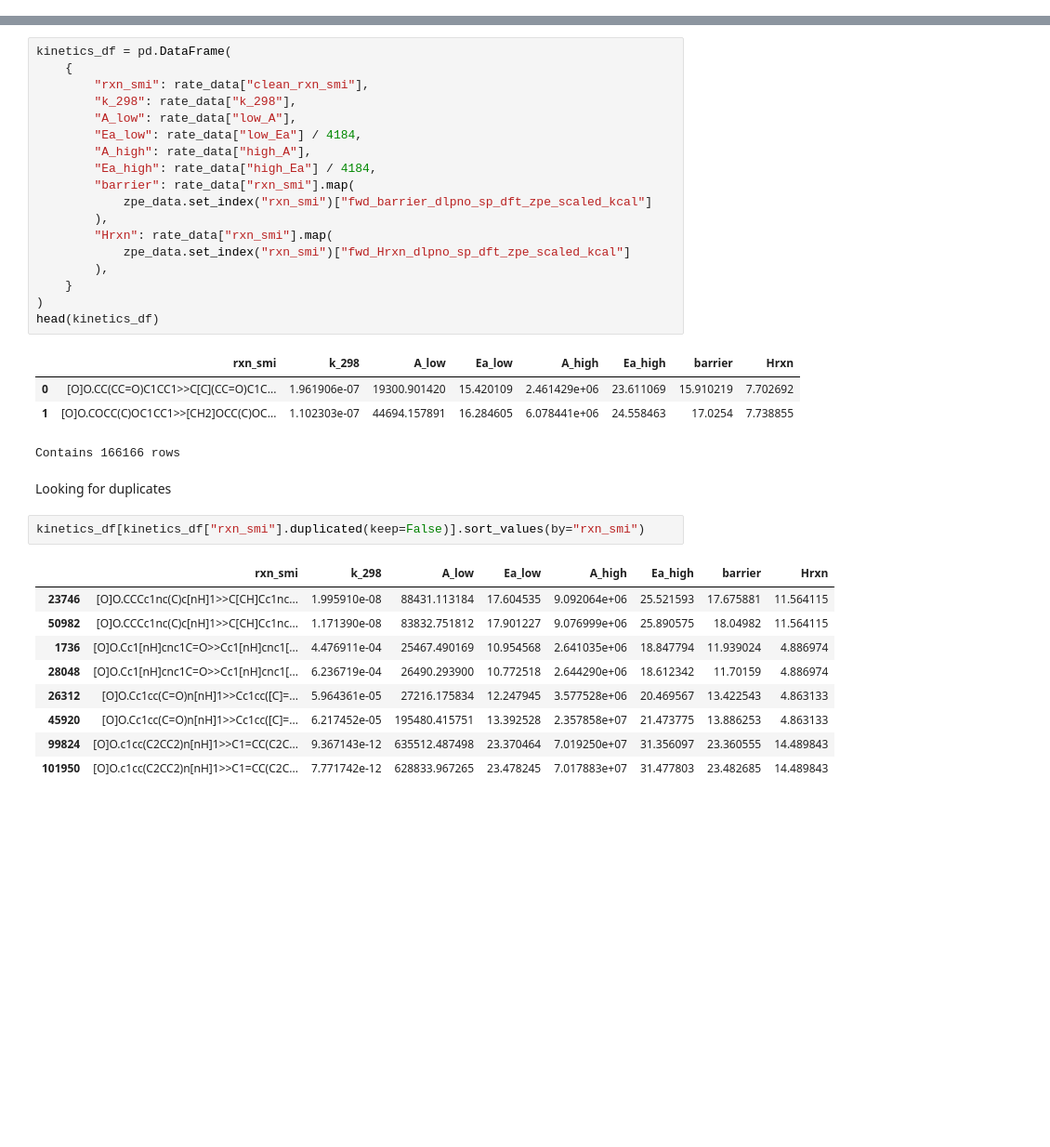
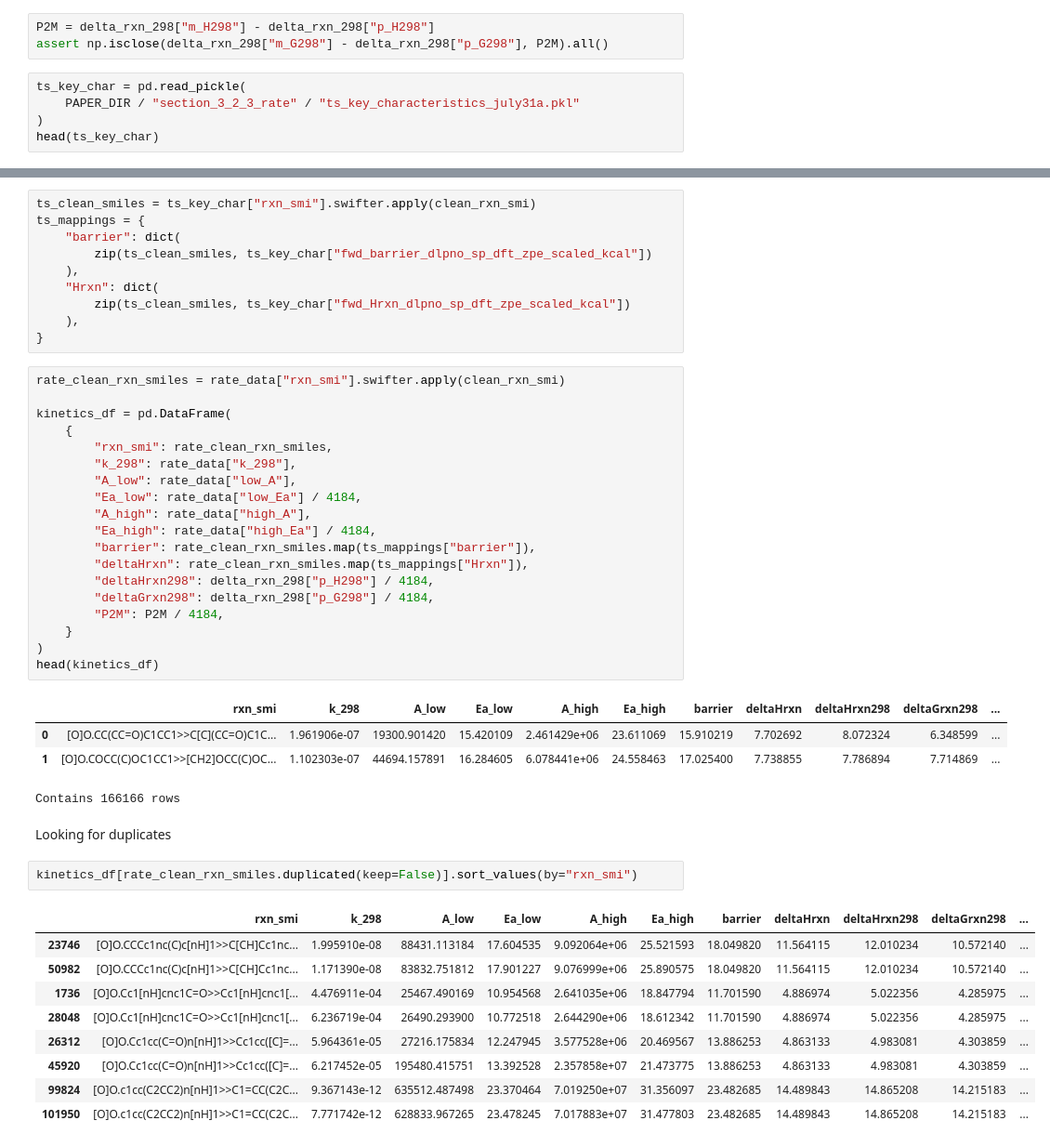
Before and after one commit to QuantumPioneer/databases, a Jupyter notebook: scripts/kinetics/collect_kinetic_data.ipynb, the cells around one changed output, grey strips where cells are left out. Shown at 93% size. Drawn from its saved outputs; the diff is of its cells as text; blank space fills up the shorter version.

```diff
--- a/scripts/kinetics/collect_kinetic_data.ipynb
+++ b/scripts/kinetics/collect_kinetic_data.ipynb
@@ -63,0 +107,8 @@ Contains 167237 rows
+# %%
+P2M = delta_rxn_298["m_H298"] - delta_rxn_298["p_H298"]
+assert np.isclose(delta_rxn_298["m_G298"] - delta_rxn_298["p_G298"], P2M).all()
+# %%
+ts_key_char = pd.read_pickle(
+    PAPER_DIR / "section_3_2_3_rate" / "ts_key_characteristics_july31a.pkl"
+)
+head(ts_key_char)
@@ -64,38 +120,49 @@ Contains 167237 rows
+# %%
+ts_clean_smiles = ts_key_char["rxn_smi"].swifter.apply(clean_rxn_smi)
+ts_mappings = {
+    "barrier": dict(
+        zip(ts_clean_smiles, ts_key_char["fwd_barrier_dlpno_sp_dft_zpe_scaled_kcal"])
+    ),
+    "Hrxn": dict(
+        zip(ts_clean_smiles, ts_key_char["fwd_Hrxn_dlpno_sp_dft_zpe_scaled_kcal"])
+    ),
+}
 # %%
+rate_clean_rxn_smiles = rate_data["rxn_smi"].swifter.apply(clean_rxn_smi)
+
 kinetics_df = pd.DataFrame(
     {
-        "rxn_smi": rate_data["clean_rxn_smi"],
+        "rxn_smi": rate_clean_rxn_smiles,
         "k_298": rate_data["k_298"],
         "A_low": rate_data["low_A"],
         "Ea_low": rate_data["low_Ea"] / 4184,
         "A_high": rate_data["high_A"],
         "Ea_high": rate_data["high_Ea"] / 4184,
-        "barrier": rate_data["rxn_smi"].map(
-            zpe_data.set_index("rxn_smi")["fwd_barrier_dlpno_sp_dft_zpe_scaled_kcal"]
-        ),
-        "Hrxn": rate_data["rxn_smi"].map(
-            zpe_data.set_index("rxn_smi")["fwd_Hrxn_dlpno_sp_dft_zpe_scaled_kcal"]
-        ),
+        "barrier": rate_clean_rxn_smiles.map(ts_mappings["barrier"]),
+        "deltaHrxn": rate_clean_rxn_smiles.map(ts_mappings["Hrxn"]),
+        "deltaHrxn298": delta_rxn_298["p_H298"] / 4184,
+        "deltaGrxn298": delta_rxn_298["p_G298"] / 4184,
+        "P2M": P2M / 4184,
     }
 )
 head(kinetics_df)
 # %% [output]
-|  | rxn_smi | k_298 | A_low | Ea_low | A_high | Ea_high | barrier | Hrxn |
-| 0 | [O]O.CC(CC=O)C1CC1>>C[C](CC=O)C1C... | 1.961906e-07 | 19300.901420 | 15.420109 | 2.461429e+06 | 23.611069 | 15.910219 | 7.702692 |
-| 1 | [O]O.COCC(C)OC1CC1>>[CH2]OCC(C)OC... | 1.102303e-07 | 44694.157891 | 16.284605 | 6.078441e+06 | 24.558463 | 17.0254 | 7.738855 |
+|  | rxn_smi | k_298 | A_low | Ea_low | A_high | Ea_high | barrier | deltaHrxn | deltaHrxn298 | deltaGrxn298 | ... |
+| 0 | [O]O.CC(CC=O)C1CC1>>C[C](CC=O)C1C... | 1.961906e-07 | 19300.901420 | 15.420109 | 2.461429e+06 | 23.611069 | 15.910219 | 7.702692 | 8.072324 | 6.348599 | ... |
+| 1 | [O]O.COCC(C)OC1CC1>>[CH2]OCC(C)OC... | 1.102303e-07 | 44694.157891 | 16.284605 | 6.078441e+06 | 24.558463 | 17.025400 | 7.738855 | 7.786894 | 7.714869 | ... |
 Contains 166166 rows
 # %% [markdown]
 Looking for duplicates
 # %%
-kinetics_df[kinetics_df["rxn_smi"].duplicated(keep=False)].sort_values(by="rxn_smi")
+kinetics_df[rate_clean_rxn_smiles.duplicated(keep=False)].sort_values(by="rxn_smi")
 # %% [output]
-|  | rxn_smi | k_298 | A_low | Ea_low | A_high | Ea_high | barrier | Hrxn |
-| 23746 | [O]O.CCCc1nc(C)c[nH]1>>C[CH]Cc1nc... | 1.995910e-08 | 88431.113184 | 17.604535 | 9.092064e+06 | 25.521593 | 17.675881 | 11.564115 |
-| 50982 | [O]O.CCCc1nc(C)c[nH]1>>C[CH]Cc1nc... | 1.171390e-08 | 83832.751812 | 17.901227 | 9.076999e+06 | 25.890575 | 18.04982 | 11.564115 |
-| 1736 | [O]O.Cc1[nH]cnc1C=O>>Cc1[nH]cnc1[... | 4.476911e-04 | 25467.490169 | 10.954568 | 2.641035e+06 | 18.847794 | 11.939024 | 4.886974 |
-| 28048 | [O]O.Cc1[nH]cnc1C=O>>Cc1[nH]cnc1[... | 6.236719e-04 | 26490.293900 | 10.772518 | 2.644290e+06 | 18.612342 | 11.70159 | 4.886974 |
-| 26312 | [O]O.Cc1cc(C=O)n[nH]1>>Cc1cc([C]=... | 5.964361e-05 | 27216.175834 | 12.247945 | 3.577528e+06 | 20.469567 | 13.422543 | 4.863133 |
-| 45920 | [O]O.Cc1cc(C=O)n[nH]1>>Cc1cc([C]=... | 6.217452e-05 | 195480.415751 | 13.392528 | 2.357858e+07 | 21.473775 | 13.886253 | 4.863133 |
-| 99824 | [O]O.c1cc(C2CC2)n[nH]1>>C1=CC(C2C... | 9.367143e-12 | 635512.487498 | 23.370464 | 7.019250e+07 | 31.356097 | 23.360555 | 14.489843 |
-| 101950 | [O]O.c1cc(C2CC2)n[nH]1>>C1=CC(C2C... | 7.771742e-12 | 628833.967265 | 23.478245 | 7.017883e+07 | 31.477803 | 23.482685 | 14.489843 |
+|  | rxn_smi | k_298 | A_low | Ea_low | A_high | Ea_high | barrier | deltaHrxn | deltaHrxn298 | deltaGrxn298 | ... |
+| 23746 | [O]O.CCCc1nc(C)c[nH]1>>C[CH]Cc1nc... | 1.995910e-08 | 88431.113184 | 17.604535 | 9.092064e+06 | 25.521593 | 18.049820 | 11.564115 | 12.010234 | 10.572140 | ... |
+| 50982 | [O]O.CCCc1nc(C)c[nH]1>>C[CH]Cc1nc... | 1.171390e-08 | 83832.751812 | 17.901227 | 9.076999e+06 | 25.890575 | 18.049820 | 11.564115 | 12.010234 | 10.572140 | ... |
+| 1736 | [O]O.Cc1[nH]cnc1C=O>>Cc1[nH]cnc1[... | 4.476911e-04 | 25467.490169 | 10.954568 | 2.641035e+06 | 18.847794 | 11.701590 | 4.886974 | 5.022356 | 4.285975 | ... |
+| 28048 | [O]O.Cc1[nH]cnc1C=O>>Cc1[nH]cnc1[... | 6.236719e-04 | 26490.293900 | 10.772518 | 2.644290e+06 | 18.612342 | 11.701590 | 4.886974 | 5.022356 | 4.285975 | ... |
+| 26312 | [O]O.Cc1cc(C=O)n[nH]1>>Cc1cc([C]=... | 5.964361e-05 | 27216.175834 | 12.247945 | 3.577528e+06 | 20.469567 | 13.886253 | 4.863133 | 4.983081 | 4.303859 | ... |
+| 45920 | [O]O.Cc1cc(C=O)n[nH]1>>Cc1cc([C]=... | 6.217452e-05 | 195480.415751 | 13.392528 | 2.357858e+07 | 21.473775 | 13.886253 | 4.863133 | 4.983081 | 4.303859 | ... |
+| 99824 | [O]O.c1cc(C2CC2)n[nH]1>>C1=CC(C2C... | 9.367143e-12 | 635512.487498 | 23.370464 | 7.019250e+07 | 31.356097 | 23.482685 | 14.489843 | 14.865208 | 14.215183 | ... |
+| 101950 | [O]O.c1cc(C2CC2)n[nH]1>>C1=CC(C2C... | 7.771742e-12 | 628833.967265 | 23.478245 | 7.017883e+07 | 31.477803 | 23.482685 | 14.489843 | 14.865208 | 14.215183 | ... |
 # %%
```
Also changed, not shown: parts of 11 cells of this notebook, 2 other files.
